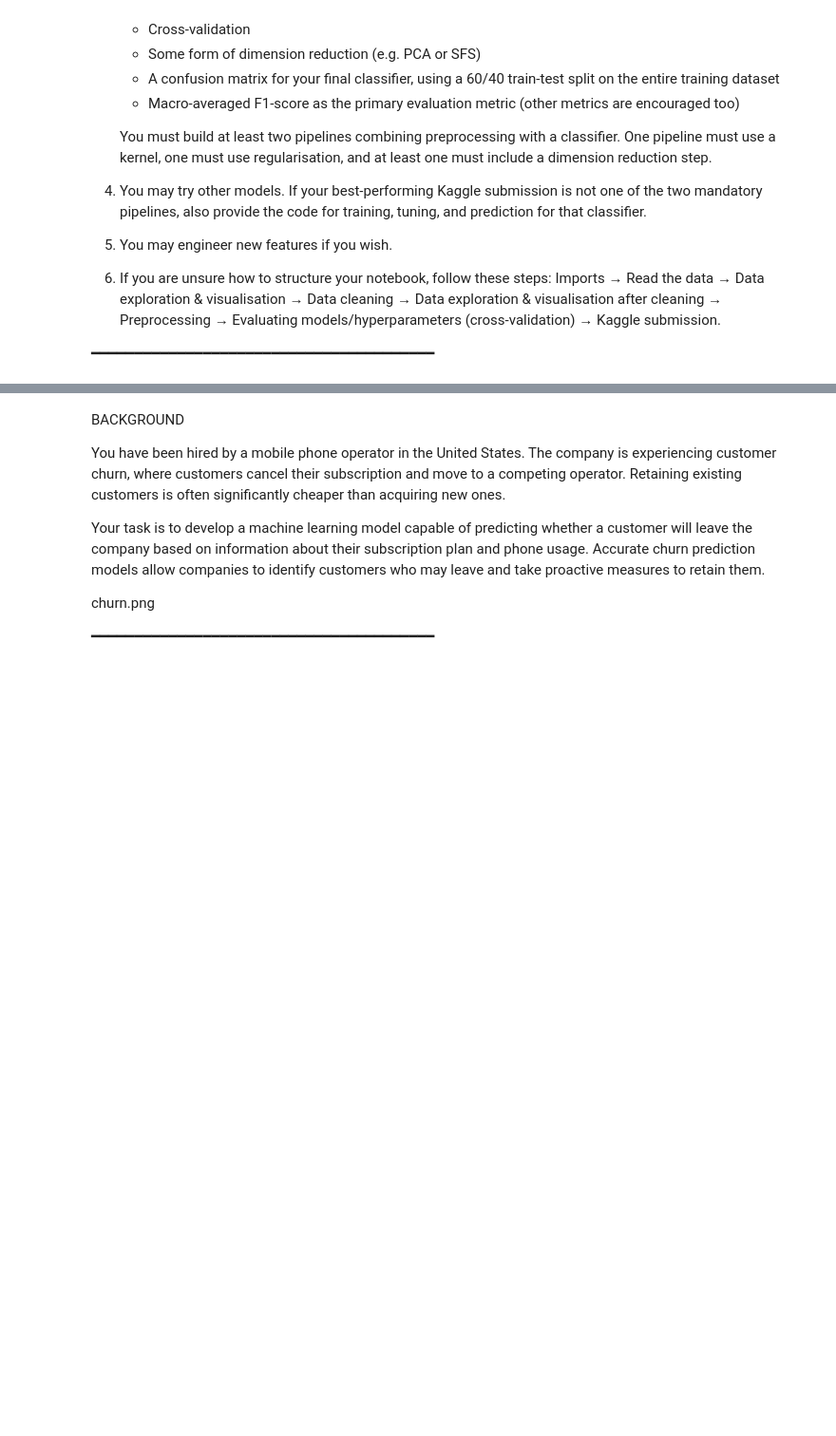
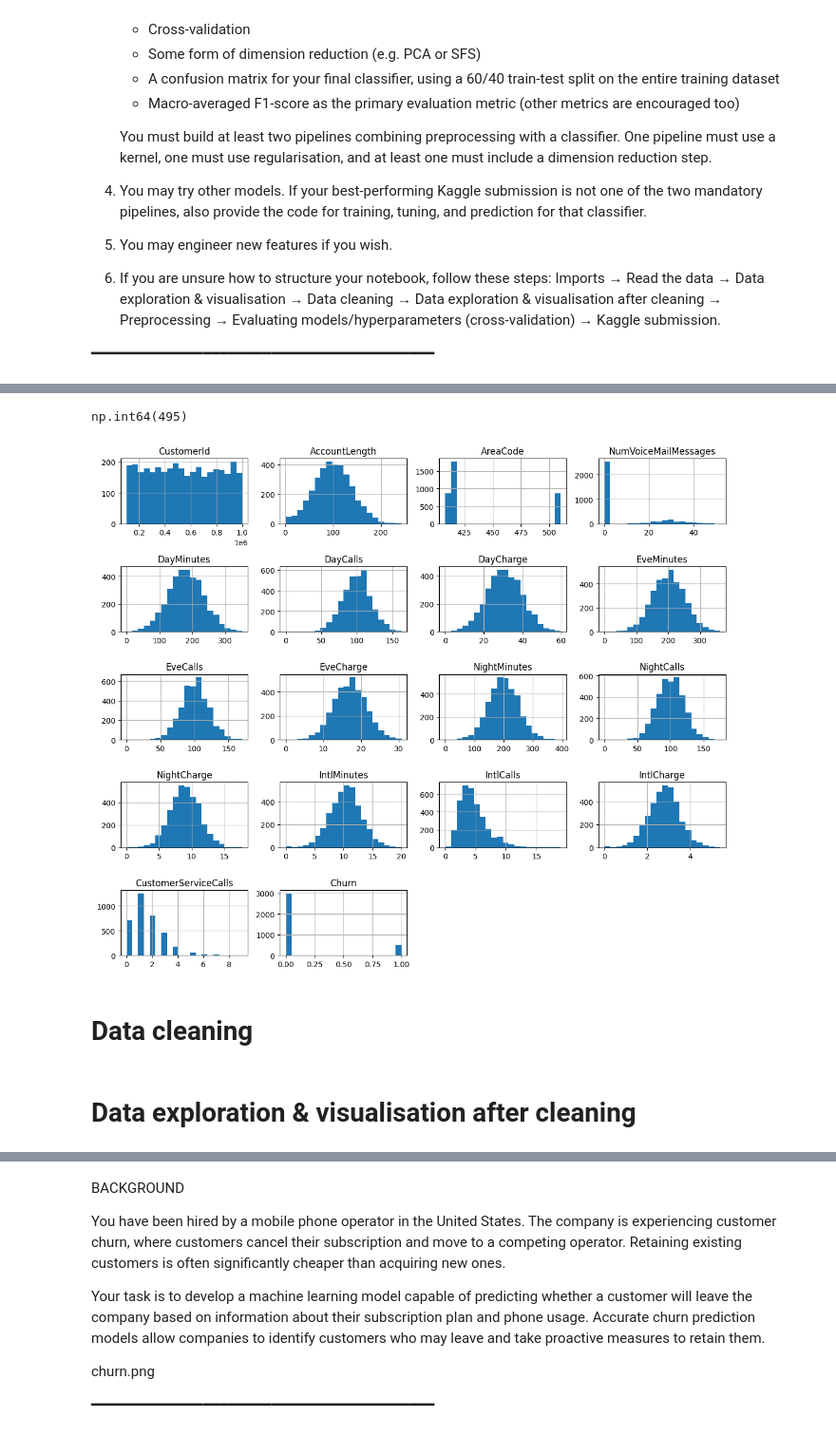
Before and after one commit to sondre04aasheim-spec/Deliverable_4_DAT200, a Jupyter notebook: CA4_template_group_30.ipynb, the cells around one changed output, grey strips where cells are left out. Shown at 95% size. Saved outputs shown, nothing was run; the diff lists cells and outputs as text; code cells hidden in the pictures; blank space fills up the shorter version.

```diff
--- a/CA4_template_group_30.ipynb
+++ b/CA4_template_group_30.ipynb
@@ -27 +50,5 @@ RULES AND CONTEXT OF THE COMPETITION
+# %%
+# reading the data (both files must be in the same folder as this notebook)
+telecom_customer_train = pd.read_csv("trainCA4DAT200.csv")
+telecom_customer_test = pd.read_csv("testCA4DAT200.csv")
 # %% [markdown]
@@ -37,0 +109,16 @@ IMPORTANT NOTES
+# %%
+# To see how many customers leaves the company
+telecom_customer_train["Churn"].value_counts()[1]
+# %% [output]
+np.int64(495)
+# %%
+# Some graphs of the various values
+telecom_customer_train.hist(figsize=(12, 10), bins=20)
+plt.tight_layout()
+plt.show()
+# %% [output]
+[figure, added]
+# %% [markdown]
+# Data cleaning
+# %% [markdown]
+# Data exploration & visualisation after cleaning
```
Also changed, not shown: parts of 13 cells of this notebook, 3 other files.
